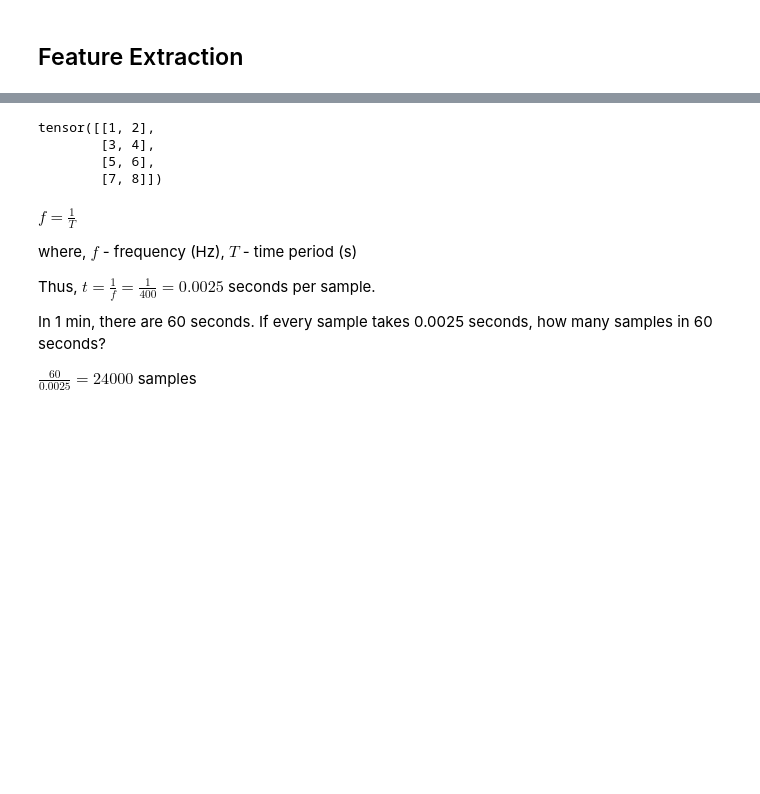
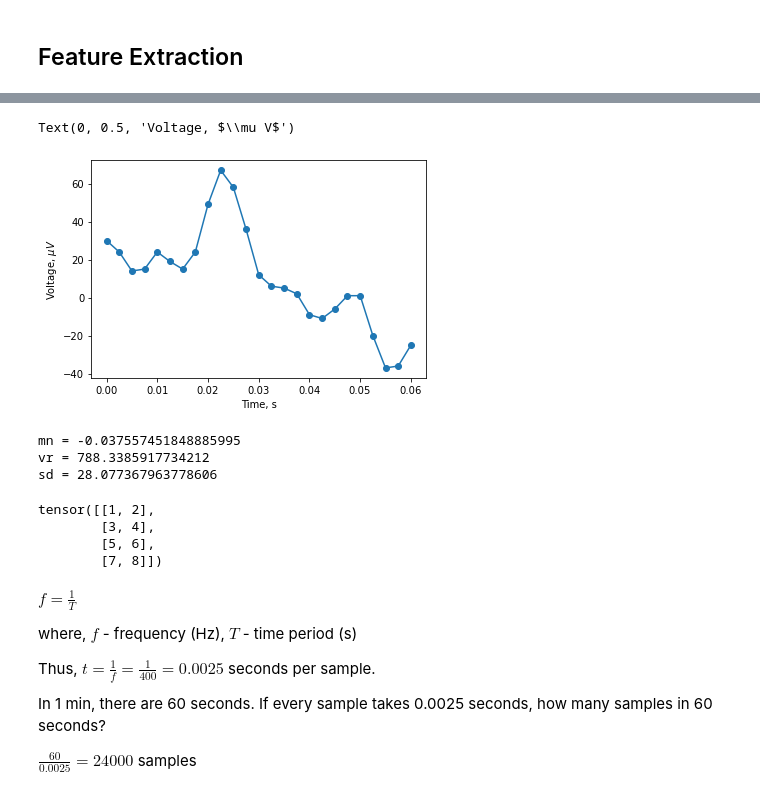
Before and after one commit to samisnotinsane/aes-kaggle-seizure-prediction, a Jupyter notebook: torch_loader.ipynb, the cells around one changed output, grey strips where cells are left out. Saved outputs shown, nothing was run; the diff lists cells and outputs as text; code cells hidden in the pictures; blank space fills up the shorter version.

```diff
--- a/torch_loader.ipynb
+++ b/torch_loader.ipynb
@@ -229,0 +210,7 @@ tensor(-1)
+# %%
+plt.plot(t[:25], EEG[:25], 'o-')
+plt.xlabel('Time, s')
+plt.ylabel('Voltage, $\mu V$')
+# %% [output]
+Text(0, 0.5, 'Voltage, $\\mu V$')
+[figure, added]
@@ -230,3 +222,15 @@ tensor(-1)
+# %%
+mn = x.mean()  # Compute the mean of the data
+vr = x.var()   # Compute the variance of the data
+sd = x.std()   # Compute the standard deviation of the data
+
+print('mn = ' + str(mn))
+print('vr = ' + str(vr))
+print('sd = ' + str(sd))
+# %% [output]
+mn = -0.037557451848885995
+vr = 788.3385917734212
+sd = 28.077367963778606
 # %%
 x = torch.tensor([1,2,3,4,5,6,7,8])
 
```
Also changed, not shown: parts of 15 cells of this notebook.
